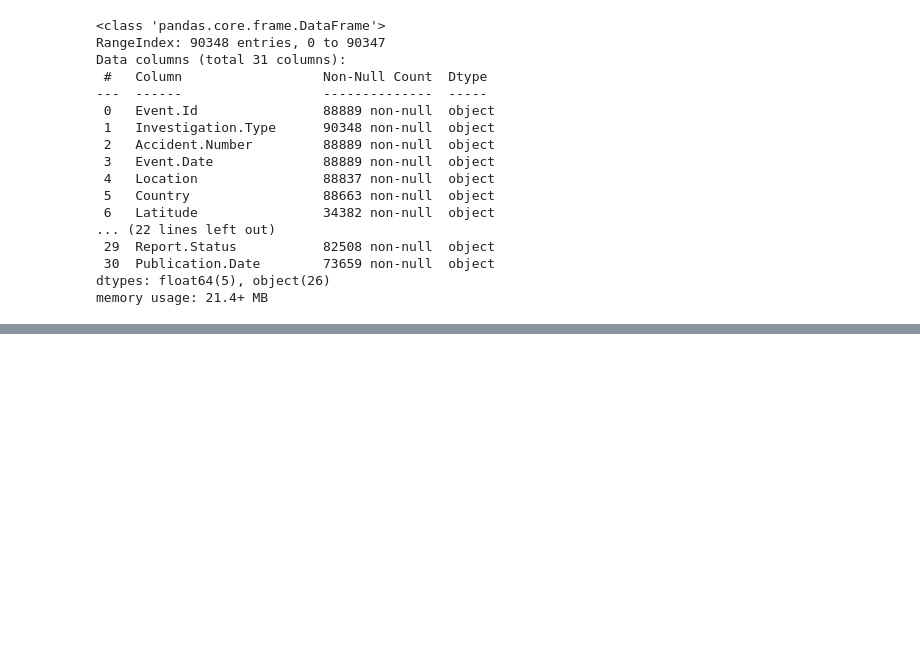
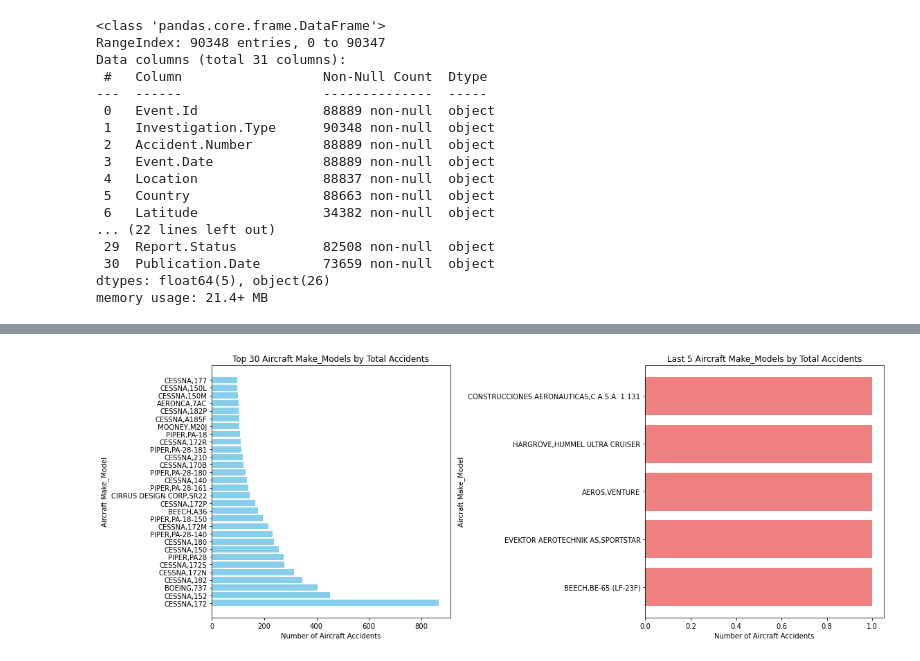
Before and after one commit to vanzerrriii/Aviation_Risk_Analysis, a Jupyter notebook: Aviation_Risk_Analysis.ipynb, the cells around one changed output, grey strips where cells are left out. Saved outputs shown, nothing was run; the diff lists cells and outputs as text; code cells hidden in the pictures; blank space fills up the shorter version.

```diff
--- a/Aviation_Risk_Analysis.ipynb
+++ b/Aviation_Risk_Analysis.ipynb
@@ -78,0 +252,10 @@ dtype: object
+# %%
+#Function that changes values to uppercase
+def uppercase_strings(x):
+    if isinstance(x, str):
+        return x.upper()
+    return x
+
+#Apply lowercase_strings function to the columns
+df[['Make', 'Model']] = df[['Make','Model']].applymap(uppercase_strings)
+df[['Make', 'Model']]
@@ -78,0 +278,3 @@ dtype: object
+# %%
+df['Make_Model'] = df ['Make'] + ',' + df['Model']
+df['Make_Model']
@@ -78,0 +305,4 @@ dtype: object
+# %%
+#Identifying rows whose aircraft category is airplane
+Airplane_df = df[df['Aircraft.Category'] == 'Airplane']
+Airplane_df
@@ -78,0 +339,27 @@ dtype: object
+# %%
+#Plotting the bar plots
+fig, (ax1, ax2) = plt.subplots(ncols = 2, figsize = (16,6))
+
+#Creating variables for easier reuse
+top_30_counts = Airplane_df['Make_Model'].value_counts().iloc[:30]
+bottom_5_counts = Airplane_df['Make_Model'].value_counts().iloc[-5:]
+
+#Plot data using horizontal bar plots
+ax1.barh(top_30_counts.index, top_30_counts.values, color = 'skyblue')
+ax2.barh(bottom_5_counts.index, bottom_5_counts.values, color = 'lightcoral')
+
+#Appearance
+ax1.tick_params(axis = "y", labelsize = 10)
+ax2.tick_params(axis = "y", labelsize = 10)
+ax1.set_xlabel("Number of Aircraft Accidents")
+ax2.set_xlabel("Number of Aircraft Accidents")
+ax1.set_ylabel("Aircraft Make_Model")
+ax2.set_ylabel("Aircraft Make_Model")
+ax1.set_title("Top 30 Aircraft Make_Models by Total Accidents")
+ax2.set_title("Last 5 Aircraft Make_Models by Total Accidents")
+
+#Layout and Show plot
+plt.tight_layout()
+plt.show()
+# %% [output]
+[figure, added]
```
Also changed, not shown: parts of 39 cells of this notebook.
